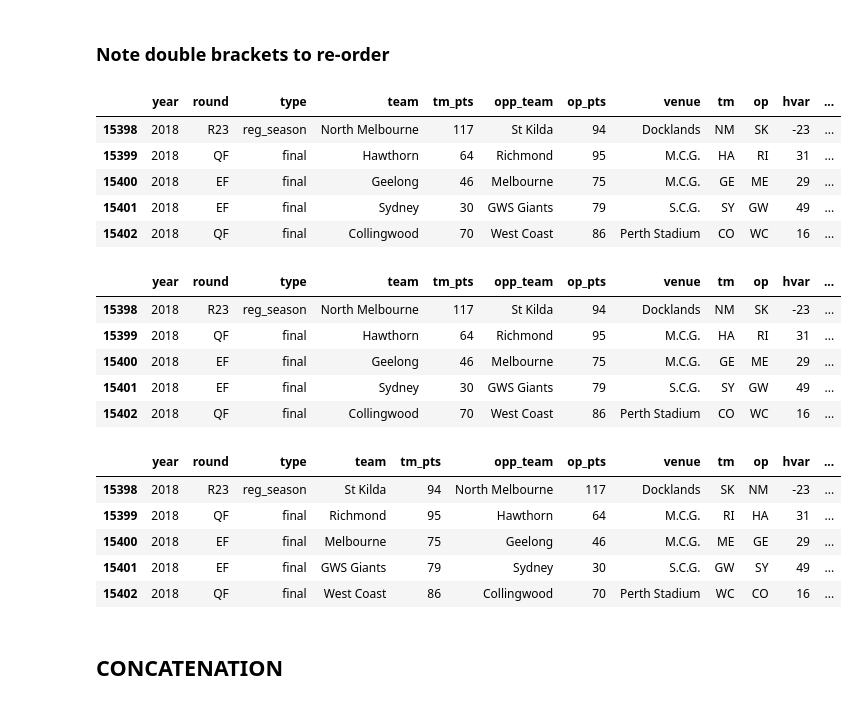
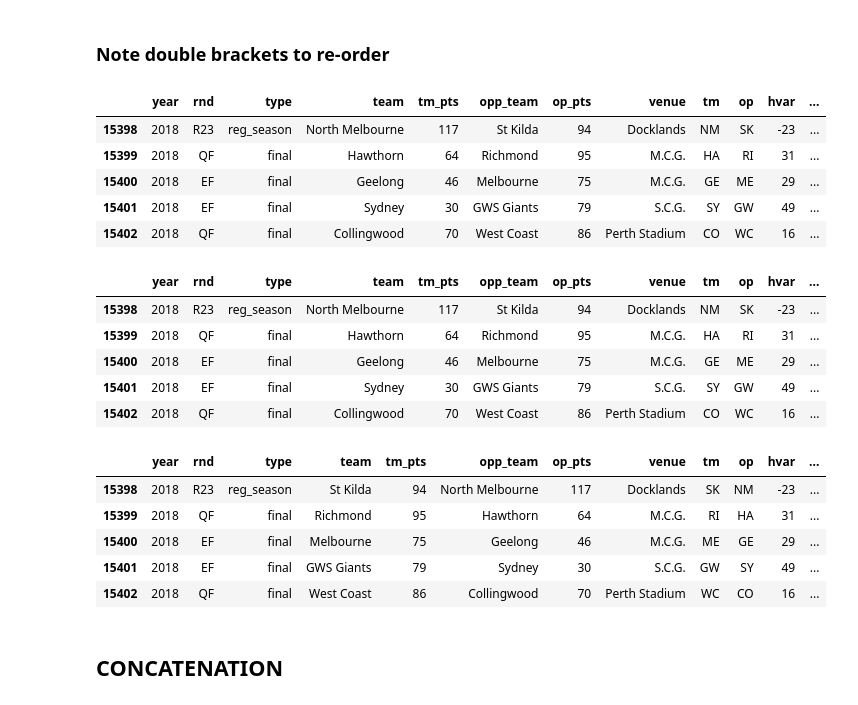
Before and after one commit to stevegabriel1/afl_explore, a Jupyter notebook: afl_prev_2018_finals1.ipynb, the cells around one changed output. Drawn from its saved outputs; the diff is of its cells as text; code cells hidden in the pictures.

```diff
--- a/afl_prev_2018_finals1.ipynb
+++ b/afl_prev_2018_finals1.ipynb
@@ -16,7 +16,7 @@ os.getcwd()
 # %%
 import pandas as pd
 # %%
-cols = ['seq','date','round','team1','gls_1','bhs_1','pts_1','team2','gls_2','bhs_2','pts_2','venue']
+cols = ['seq','date','rnd','team1','gls_1','bhs_1','pts_1','team2','gls_2','bhs_2','pts_2','venue']
 # %% [markdown]
 #### The file will contain all matches starting from the first ever VFL game in 1987 - more than fifteen thousand games.
 # %%
@@ -289,7 +289,7 @@ def game_cat(x):
     else:
         return "reg_season"
 # %%
-trans["type"] = trans["round"].apply(game_cat)
+trans["type"] = trans["rnd"].apply(game_cat)
 # %%
 trans['type'].value_counts()
 # %% [output]
@@ -403,6 +403,6 @@ trans.to_csv('enh_1_aflresults.csv')
 ## 9. Reduce and re-order the data frame to prepare for for Long format
 # %%
 tracker = trans
-tracker = tracker[['year', 'round','type','team1','pts_1','team2','pts_2','venue','t1','t2','hvar']]
+tracker = tracker[['year', 'rnd','type','team1','pts_1','team2','pts_2','venue','t1','t2','hvar']]
 tracker.tail()
 # %% [output]
@@ -457,17 +457,17 @@ right_team.shape
 # %% [markdown]
 # Rename columns in each dframe
 # %%
-left_team.columns = ['year','round','type','team','tm_pts','opp_team','op_pts','venue','tm','op','hvar','lr']
-right_team.columns = ['year','round','type','opp_team','op_pts','team','tm_pts','venue','op','tm','hvar','lr']
+left_team.columns = ['year','rnd','type','team','tm_pts','opp_team','op_pts','venue','tm','op','hvar','lr']
+right_team.columns = ['year','rnd','type','opp_team','op_pts','team','tm_pts','venue','op','tm','hvar','lr']
 # %% [markdown]
 ### Now re-order the second dframe to match columns
 # %% [markdown]
 ### Note double brackets to re-order
 # %%
-right_team = right_team[['year', 'round','type','team','tm_pts','opp_team','op_pts','venue','tm','op','hvar','lr']]
+right_team = right_team[['year', 'rnd','type','team','tm_pts','opp_team','op_pts','venue','tm','op','hvar','lr']]
 right_team.tail()
 # %% [output]
-|  | year | round | type | team | tm_pts | opp_team | op_pts | venue | tm | op | hvar | ... |
+|  | year | rnd | type | team | tm_pts | opp_team | op_pts | venue | tm | op | hvar | ... |
 | 15398 | 2018 | R23 | reg_season | North Melbourne | 117 | St Kilda | 94 | Docklands | NM | SK | -23 | ... |
 | 15399 | 2018 | QF | final | Hawthorn | 64 | Richmond | 95 | M.C.G. | HA | RI | 31 | ... |
 | 15400 | 2018 | EF | final | Geelong | 46 | Melbourne | 75 | M.C.G. | GE | ME | 29 | ... |
@@ -476,7 +476,7 @@ right_team.tail()
 # %%
 right_team.tail()
 # %% [output]
-|  | year | round | type | team | tm_pts | opp_team | op_pts | venue | tm | op | hvar | ... |
+|  | year | rnd | type | team | tm_pts | opp_team | op_pts | venue | tm | op | hvar | ... |
 | 15398 | 2018 | R23 | reg_season | North Melbourne | 117 | St Kilda | 94 | Docklands | NM | SK | -23 | ... |
 | 15399 | 2018 | QF | final | Hawthorn | 64 | Richmond | 95 | M.C.G. | HA | RI | 31 | ... |
 | 15400 | 2018 | EF | final | Geelong | 46 | Melbourne | 75 | M.C.G. | GE | ME | 29 | ... |
@@ -485,7 +485,7 @@ right_team.tail()
 # %%
 left_team.tail()
 # %% [output]
-|  | year | round | type | team | tm_pts | opp_team | op_pts | venue | tm | op | hvar | ... |
+|  | year | rnd | type | team | tm_pts | opp_team | op_pts | venue | tm | op | hvar | ... |
 | 15398 | 2018 | R23 | reg_season | St Kilda | 94 | North Melbourne | 117 | Docklands | SK | NM | -23 | ... |
 | 15399 | 2018 | QF | final | Richmond | 95 | Hawthorn | 64 | M.C.G. | RI | HA | 31 | ... |
 | 15400 | 2018 | EF | final | Melbourne | 75 | Geelong | 46 | M.C.G. | ME | GE | 29 | ... |
```
Also changed, not shown: parts of 24 cells of this notebook.
